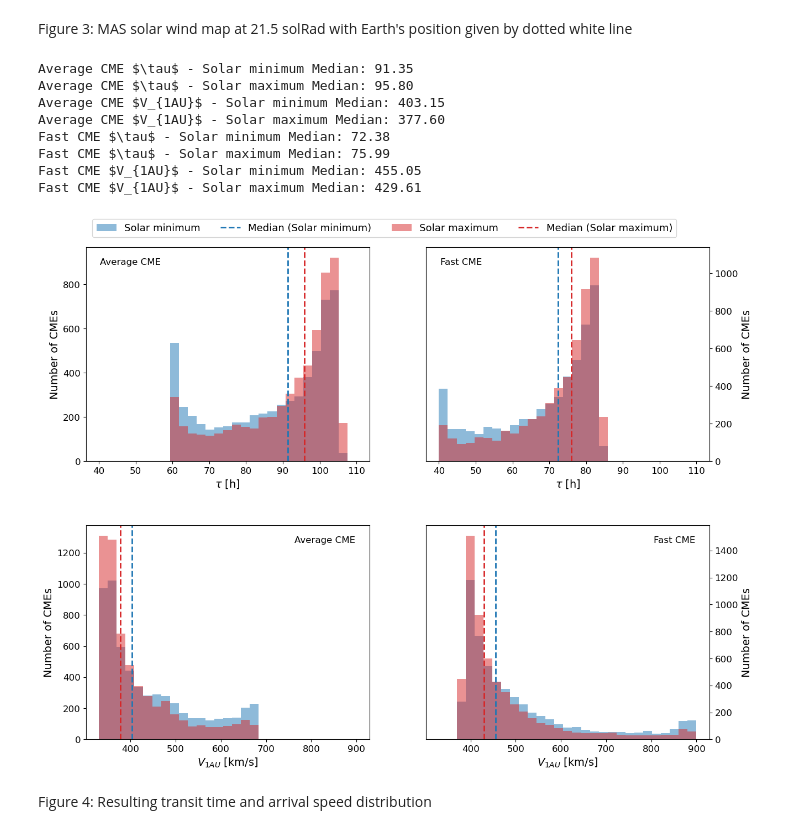
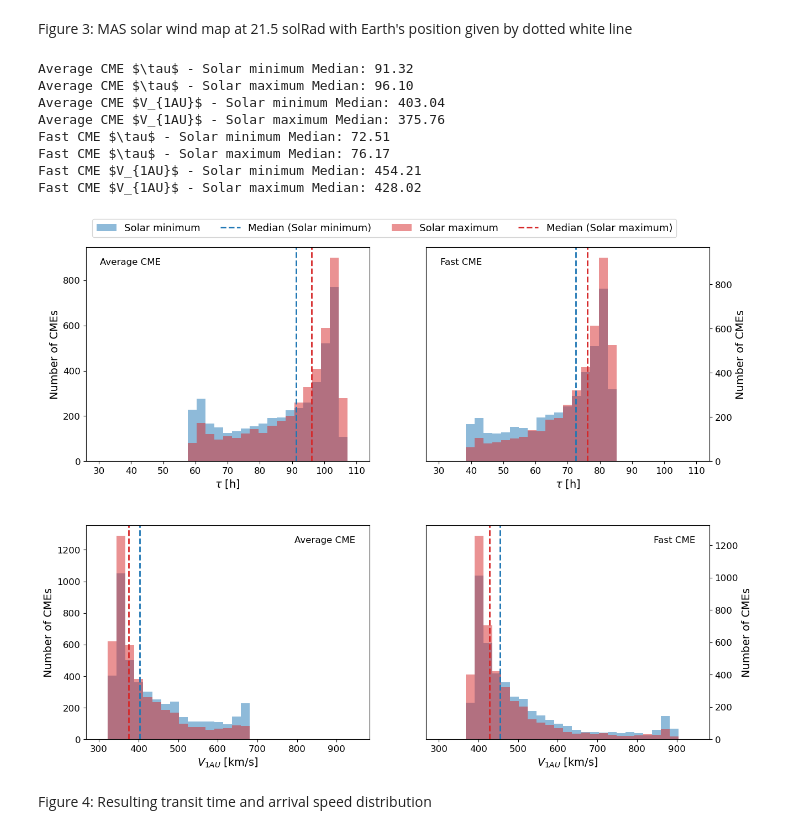
Before and after one commit to dechenlhamogyeltshen/CME_transit_variability, a Jupyter notebook: code/analysis.ipynb, the cells around one changed output. Cells and saved outputs as stored; diff of their text form; code cells hidden in the pictures.

```diff
--- a/code/analysis.ipynb
+++ b/code/analysis.ipynb
@@ -287,11 +317,11 @@ def load_reduced_transit_data():
 # %%
 def load_transit_data():
     """
-    Function to load in the transit simulation data for all Carrington rotations and compute the median and interquartile range for each rotataion.
+    Function to load in the transit simulation data for all Carrington rotations WITHOUT CR-averaging anything.
     Then the SSN and SAI are interpolated onto the CR times. This is done for both the average and fast CME scenarios.
     Returns:
-    cme_avg: Pandas dataframe of transit time statistics and solar activity measures for the average CME scenario
-    cme_fst: Pandas dataframe of transit time statistics and solar activity measures for the fast CME scenario
+    cme_avg: Pandas dataframe of transit time and solar activity measures for the average CME scenario
+    cme_fst: Pandas dataframe of transit time and solar activity measures for the fast CME scenario
     """
 
     data_path = "/Users/dven/repos/CME_transit_variability/data/output/CME_transit_data.hdf5"
@@ -302,34 +332,39 @@ def load_transit_data():
     cr_nums = np.array([int(c.split("_")[1]) for c in cr_keys])
 
     for cme_type in ["cme_average", "cme_fast"]:
-
+        # Create empty arrays for desired parameters
         transits_agg = np.array([])
         v_agg = np.array([])
         cr_nums_agg = np.array([])
 
+        # Loop through all Carrington Rotations
         for i, (cr_key, cr_data) in enumerate(data.items()):
 
-            if 'vr_21_std' in data[cr_key]:
+            if 'vr_21_std' in data[cr_key]: # If the CR folder is not empty
                 # Convert transits from days to hours
                 transits = 24*cr_data[cme_type + '/t_transit'][:]
                 transits_agg = np.append(transits_agg, transits)
                 v_agg = np.append(v_agg, cr_data[cme_type + '/v'][:])
                 cr_nums_agg = np.append(cr_nums_agg, cr_nums[i]*np.ones(transits.size))
 
-            else:
+            else: # If CR folder is empty, enter nan values
                 transits_agg = np.append(transits_agg, np.nan)
                 v_agg = np.append(v_agg, np.nan)
                 cr_nums_agg = np.append(cr_nums_agg, np.nan)
 
+        # Pick data points where transit values are finite
         id_good = np.isfinite(transits_agg)
         cr_nums_agg = cr_nums_agg[id_good]
         transits_agg = transits_agg[id_good]
         v_agg = v_agg[id_good]
 
+        # Compute the mid-rotation timestamps by evaluating CR time at rotation + 0.5.
         cr_time_agg = carrington_rotation_time(cr_nums_agg + 0.5)
 
+        # Create new dataframe to store these values systematically
         df = pd.DataFrame({'cr_num':cr_nums_agg, 'datetime':cr_time_agg.datetime, 'jd':cr_time_agg.jd, 'transits':transits_agg, 'v':v_agg})
 
+        # Create different dataframes for two CME types
         if cme_type == 'cme_average':
             cme_avg = df.copy()
         elif cme_type == 'cme_fast':
@@ -773,85 +851,96 @@ Figure 3: MAS solar wind map at 21.5 solRad with Earth's position given by dotte
 # %%
 def histogram_transit_vcme_sai():
     """
-    Produce histograms of 'transits' and 'v' variables for the lower and upper terciles of the SAI distribution
-    for both Average CME and Fast CME scenarios. Uses 50 bins for all histograms.
+    Produce histograms of 'transits' and 'v' variables for the lower and upper quartiles of the SAI distribution
+    for both Average CME and Fast CME scenarios. Uses 30 bins for all histograms.
     """
     cme_avg, cme_fst = load_transit_data()
 
+    # Prepare dataset labels and colors for plotting
     datasets = [(cme_avg, 'Average CME'), (cme_fst, 'Fast CME')]
     colors = {'lower': 'tab:blue', 'upper': 'tab:red'}
     labels = {'lower': 'Solar minimum', 'upper': 'Solar maximum'}
 
+    # Create a 2x2 figure (rows: transits, v; columns: Average/Fast CME)
     fig, ax = plt.subplots(2, 2, figsize=(12, 10), facecolor='white')
     handles, labels_legend = [], []
 
+    # Loop over datasets (Average/Fast CME)
     for i, (cme, cme_label) in enumerate(datasets):
-        terciles = cme['sai'].quantile([0.333, 0.666]).values
-        id_low = cme['sai'] <= terciles[0]
-        id_high = cme['sai'] > terciles[1]
+        # Compute SAI quartiles to classify low and high solar activity periods
+        quartiles = cme['sai'].quantile([0.25, 0.5, 0.75]).values
+        id_low = cme['sai'] <= quartiles[0]
+        id_high = cme['sai'] > quartiles[2]
 
+        # Organize the data for plotting histograms by low and high solar activity
         data_dict = {
             'lower': {'transits': cme.loc[id_low, 'transits'], 'v': cme.loc[id_low, 'v']},
             'upper': {'transits': cme.loc[id_high, 'transits'], 'v': cme.loc[id_high, 'v']}
         }
 
+        # Loop over variables (transit times and velocities)
         for j, (var, title) in enumerate(zip(['transits', 'v'], [r'$\tau$', r'$V_{1AU}$'])):
+            # Define bins for histograms depending on variable
+            bins = np.linspace(30 if var == 'transits' else 300, 110 if var == 'transits' else 950, 30)
 
-            bins = np.linspace(40 if var == 'transits' else 330, 110 if var == 'transits' else 900, 30)
-
+            # Plot histograms for lower and upper quartiles
             for key in ['lower', 'upper']:
                 data = data_dict[key][var]
                 hist = ax[j, i].hist(data, bins=bins, density=False, alpha=0.5, color=colors[key])
+                # Add dashed vertical line at median
                 median_val = np.median(data)
                 ax[j, i].axvline(median_val, color=colors[key], linestyle='dashed', linewidth=2)
-
+                # Print median values for reference
                 print(f"{cme_label} {title} - {labels[key]} Median: {median_val:.2f}")
 
-                if i == 0 and j == 0:  # Collect legend handles once
+                # Collect legend handles for first subplot only
+                if i == 0 and j == 0:
                     handles.append(hist[2][0])
                     labels_legend.append(f'{labels[key]}')
                     handles.append(plt.Line2D([0], [0], color=colors[key], linestyle='dashed', linewidth=2))
                     labels_legend.append(f'Median ({labels[key]})')
 
+            # Set axis labels and tick sizes
             ax[j, i].set_xlabel(f'{title} [{"h" if var == "transits" else "km/s"}]',fontsize=14)
             ax[j, i].set_ylabel('Number of CMEs',fontsize=14)
             ax[j, i].tick_params(axis='y', labelsize=12)
             ax[j, i].tick_params(axis='x', labelsize=12)
 
+            # Add dataset label inside subplot
             ax[j, i].text(
                 0.05 if j == 0 else 0.95,  # left-aligned for first row, right-aligned for second
                 0.95,
                 f'{cme_label}',
                 transform=ax[j, i].transAxes,
                 fontsize=12,
                 ha='left' if j == 0 else 'right',
                 va='top'
             )
 
     # Move y-axis of second column to the right
     ax[0, 1].yaxis.tick_right()
     ax[0, 1].yaxis.set_label_position('right')
     ax[1, 1].yaxis.tick_right()
     ax[1, 1].yaxis.set_label_position('right')
 
     fig.legend(handles, labels_legend, loc='upper center', ncol=4, bbox_to_anchor=(0.5, 1.05), fontsize=13)
+    # Adjust spacing to avoid overlap
     fig.subplots_adjust(left=0.05, bottom=0.1, right=0.99, top=0.99, wspace=0.2, hspace=0.3)
-
-    fig_name = "/Users/dven/repos/CME_transit_climatology_new/figures/histogram_both.pdf"
+    fig_name = "/Users/dven/repos/CME_transit_variability/figures/histogram_both.pdf"
     fig.savefig(fig_name, dpi=300, bbox_inches='tight')
 
     return
 
 histogram_transit_vcme_sai()
 # %% [output]
-Average CME $\tau$ - Solar minimum Median: 91.35
-Average CME $\tau$ - Solar maximum Median: 95.80
-Average CME $V_{1AU}$ - Solar minimum Median: 403.15
-Average CME $V_{1AU}$ - Solar maximum Median: 377.60
-Fast CME $\tau$ - Solar minimum Median: 72.38
-Fast CME $\tau$ - Solar maximum Median: 75.99
-Fast CME $V_{1AU}$ - Solar minimum Median: 455.05
-Fast CME $V_{1AU}$ - Solar maximum Median: 429.61
+Average CME $\tau$ - Solar minimum Median: 91.32
+Average CME $\tau$ - Solar maximum Median: 96.10
+Average CME $V_{1AU}$ - Solar minimum Median: 403.04
+Average CME $V_{1AU}$ - Solar maximum Median: 375.76
+Fast CME $\tau$ - Solar minimum Median: 72.51
+Fast CME $\tau$ - Solar maximum Median: 76.17
+Fast CME $V_{1AU}$ - Solar minimum Median: 454.21
+Fast CME $V_{1AU}$ - Solar maximum Median: 428.02
-[figure, old version]
+[figure, new version]
 # %% [markdown]
 Figure 4: Resulting transit time and arrival speed distribution
```
Also changed, not shown: parts of 26 cells of this notebook, 17 other files.
